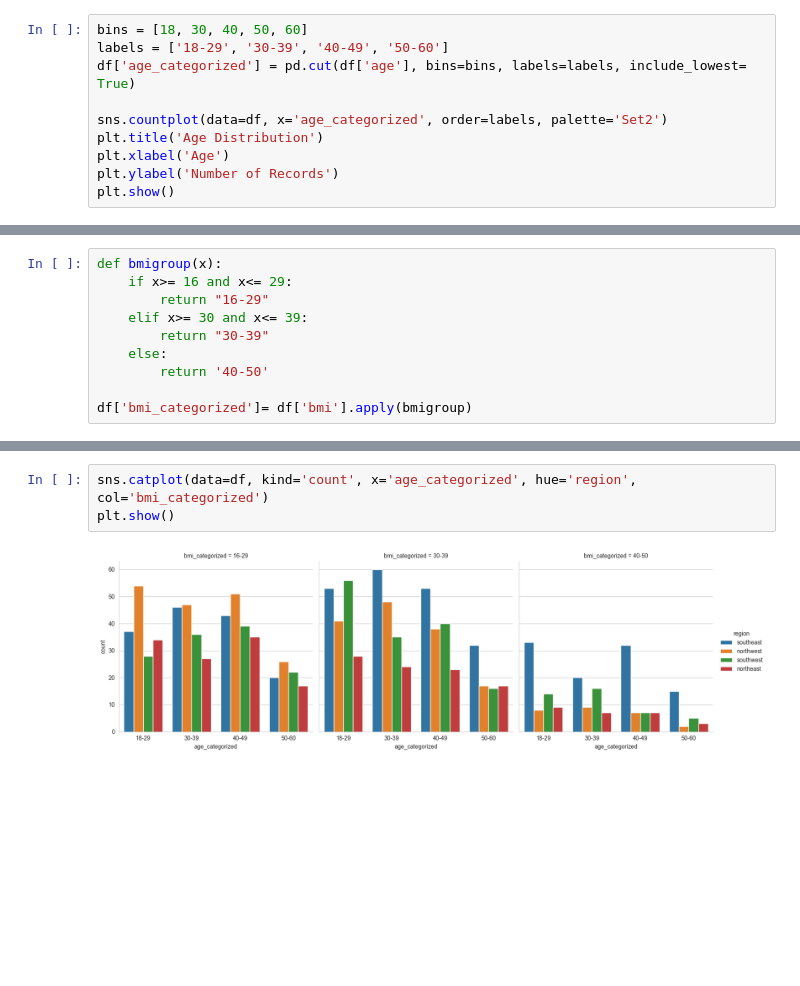
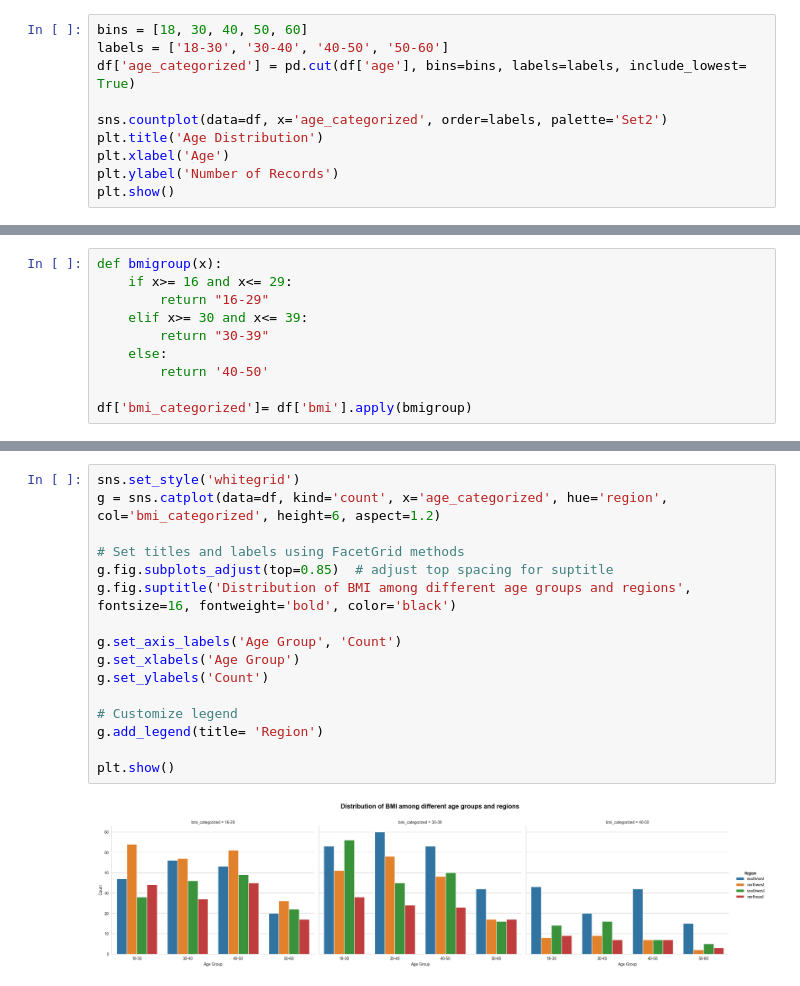
Before and after one commit to SaurabhSSB/medical-expense-analysis, a Jupyter notebook: 2_eda.ipynb, the cells around one changed output, grey strips where cells are left out. Saved outputs shown, nothing was run; the diff lists cells and outputs as text; blank space fills up the shorter version.

```diff
--- a/2_eda.ipynb
+++ b/2_eda.ipynb
@@ -579,7 +579,7 @@ df.age.min()
 np.int64(18)
 # %%
 bins = [18, 30, 40, 50, 60]
-labels = ['18-29', '30-39', '40-49', '50-60']
+labels = ['18-30', '30-40', '40-50', '50-60']
 df['age_categorized'] = pd.cut(df['age'], bins=bins, labels=labels, include_lowest= True)
 
 sns.countplot(data=df, x='age_categorized', order=labels, palette='Set2')
@@ -621,8 +621,21 @@ sns.countplot(x= df.age_categorized, hue= df.bmi_categorized)
 [figure]
 # %%
-sns.catplot(data=df, kind='count', x='age_categorized', hue='region', col='bmi_categorized')
+sns.set_style('whitegrid')
+g = sns.catplot(data=df, kind='count', x='age_categorized', hue='region', col='bmi_categorized', height=6, aspect=1.2)
+
+# Set titles and labels using FacetGrid methods
+g.fig.subplots_adjust(top=0.85)  # adjust top spacing for suptitle
+g.fig.suptitle('Distribution of BMI among different age groups and regions', fontsize=16, fontweight='bold', color='black')
+
+g.set_axis_labels('Age Group', 'Count')
+g.set_xlabels('Age Group')
+g.set_ylabels('Count')
+
+# Customize legend
+g.add_legend(title= 'Region')
+
 plt.show()
 # %% [output]
-[figure, old version]
+[figure, new version]
 # %%
 plt.figure(figsize= (12, 8))
```
Also changed, not shown: parts of 19 cells of this notebook.
